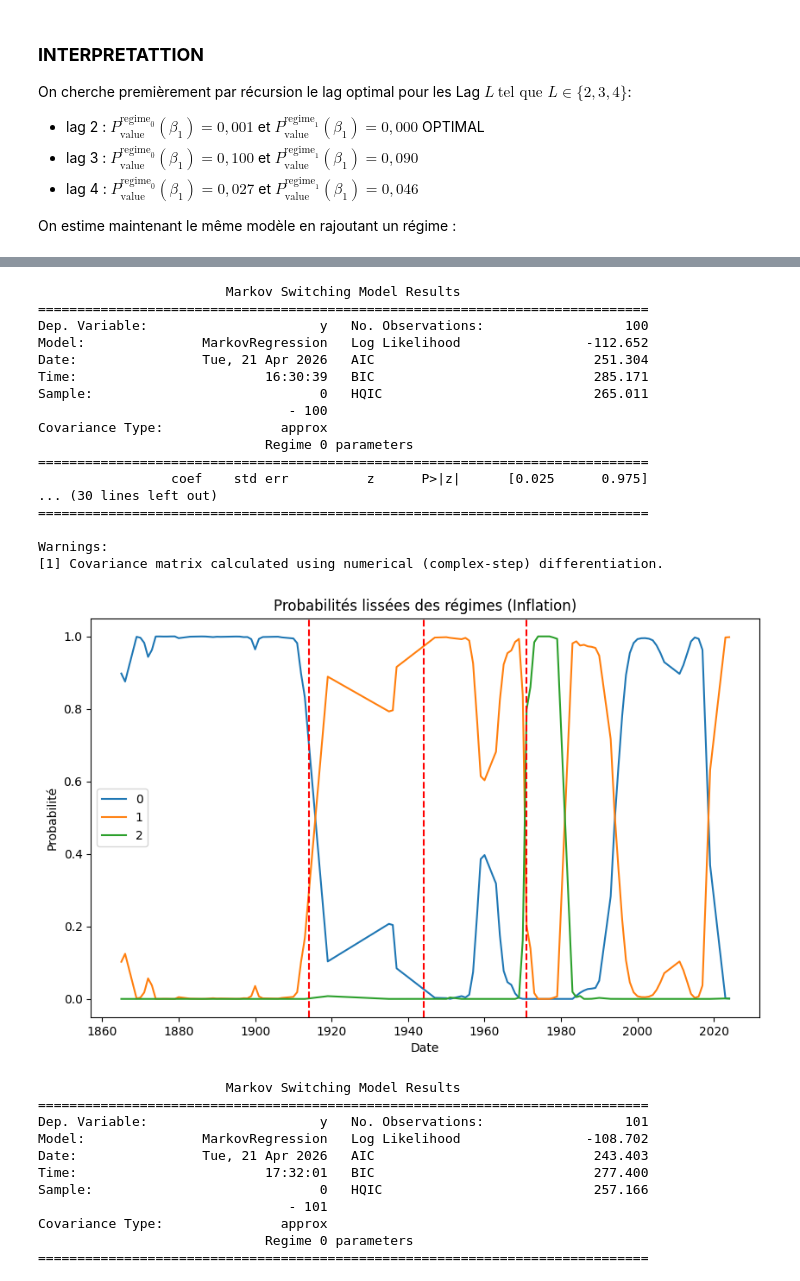
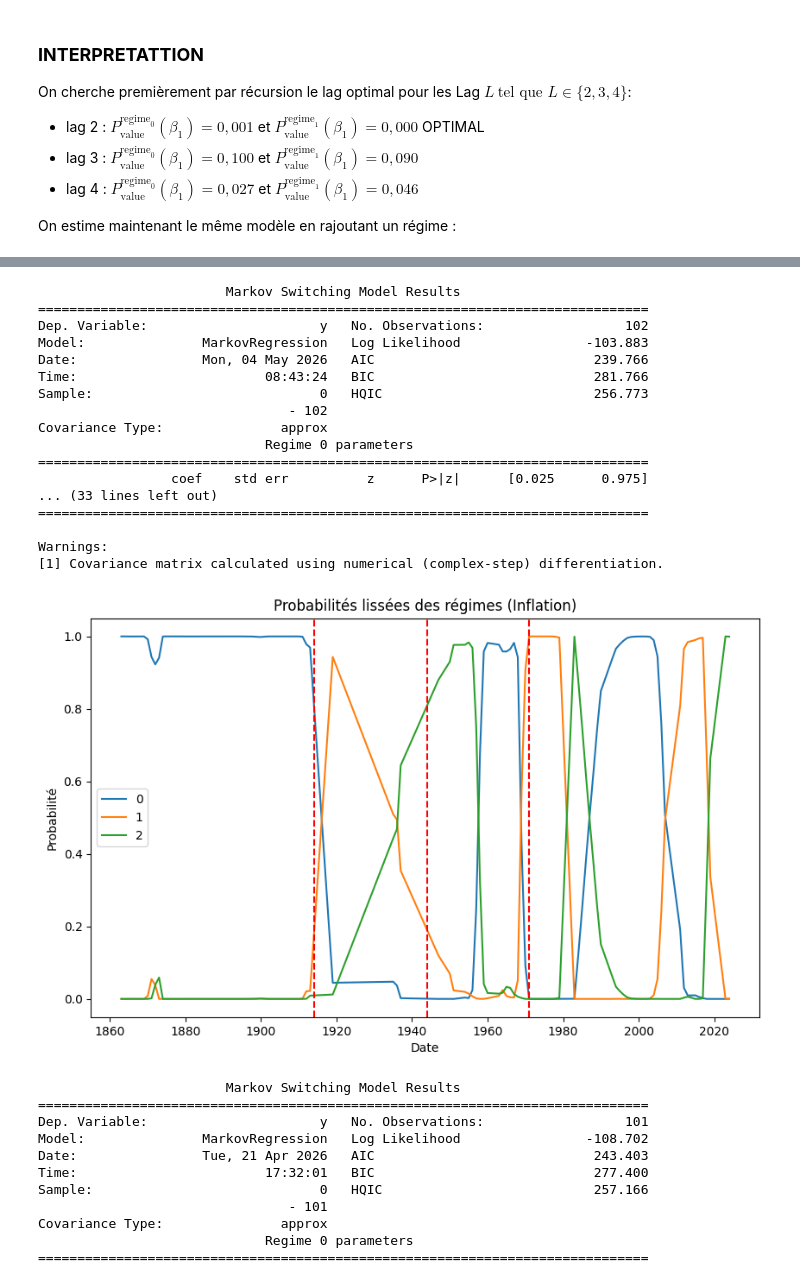
Before and after one commit to TimmGRT/Monetary-Policy-UK-1870-2025, a Jupyter notebook: CODE_ZONE/timeo_code/code_markov_final.ipynb, the cells around one changed output, grey strips where cells are left out. Cells and saved outputs as stored; diff of their text form; code cells hidden in the pictures.

```diff
--- a/CODE_ZONE/timeo_code/code_markov_final.ipynb
+++ b/CODE_ZONE/timeo_code/code_markov_final.ipynb
@@ -927,8 +927,10 @@ np.random.seed(422)
 
 # 1. Sélection et nettoyage
 # On prend l'exchange rate, le taux, et on ajoute un LAG sur le taux (effet retardé)
-df_pi_3 = data_detrended[['year', 'cpi_stat', 'taux_directeur']].copy()
-df_pi_3['taux_lag_2'] = df_pi_3['taux_directeur'].shift(3)
+df_pi_3 = data_detrended[['year', 'cpi_stat', 'taux_directeur', 'gdp_cycle']].copy()
+df_pi_3['taux_lag_2'] = df_pi_3['taux_directeur'].shift(1)
+df_pi_3['gdp_cycle_2'] = df_pi_3['gdp_cycle'].shift(1)
+
 df_pi_3 = df_pi_3.dropna()
 df_pi_3 = df_pi_3.set_index('year')
 
@@ -940,48 +942,48 @@ df_pi_3 = df_pi_3[df_pi_3.index.isin(years_to_keep)]
 
 # 3. Standardisation (Z-score)
 scaler = StandardScaler()
-df_pi_3[['y', 'x']] = scaler.fit_transform(df_pi_3[['cpi_stat', 'taux_lag_2']])
+df_pi_3[['y', 'x', 'z']] = scaler.fit_transform(df_pi_3[['cpi_stat', 'taux_lag_2', 'gdp_cycle_2']])
 
 # Configuration du modèle
 model_pi_3 = sm.tsa.MarkovRegression(
     df_pi_3['y'],
     k_regimes=3,
-    exog=df_pi_3[['x']],
+    exog=df_pi_3[['x', 'z']],
     switching_variance=False
 )
 
 # On lance le fit avec beaucoup d'essais pour éviter les optima locaux
 res_pi_3 = model_pi_3.fit(search_reps=10000)
 
 print(res_pi_3.summary())
 
 res_pi_3.smoothed_marginal_probabilities.plot(figsize=(10,6))
 plt.title("Probabilités lissées des régimes (Inflation)")
 plt.axvline(x=1914, color='red', linestyle='--', label='Seuil')
 plt.axvline(x=1944, color='red', linestyle='--', label='Seuil')
 plt.axvline(x=1971, color='red', linestyle='--', label='Seuil')
 plt.xlabel("Date")
 plt.ylabel("Probabilité")
 plt.show()
 # %% [output]
                         Markov Switching Model Results
 ==============================================================================
-Dep. Variable:                      y   No. Observations:                  100
-Model:               MarkovRegression   Log Likelihood                -112.652
-Date:                Tue, 21 Apr 2026   AIC                            251.304
-Time:                        16:30:39   BIC                            285.171
-Sample:                             0   HQIC                           265.011
-                                - 100
+Dep. Variable:                      y   No. Observations:                  102
+Model:               MarkovRegression   Log Likelihood                -103.883
+Date:                Mon, 04 May 2026   AIC                            239.766
+Time:                        08:43:24   BIC                            281.766
+Sample:                             0   HQIC                           256.773
+                                - 102
 Covariance Type:               approx
                              Regime 0 parameters
 ==============================================================================
                  coef    std err          z      P>|z|      [0.025      0.975]
-... (30 lines left out)
+... (33 lines left out)
 ==============================================================================
 
 Warnings:
 [1] Covariance matrix calculated using numerical (complex-step) differentiation.
-[figure, old version]
+[figure, new version]
 # %%
 import numpy as np
 np.random.seed(425)
```
Also changed, not shown: parts of 2 cells of this notebook, 2 other files.
